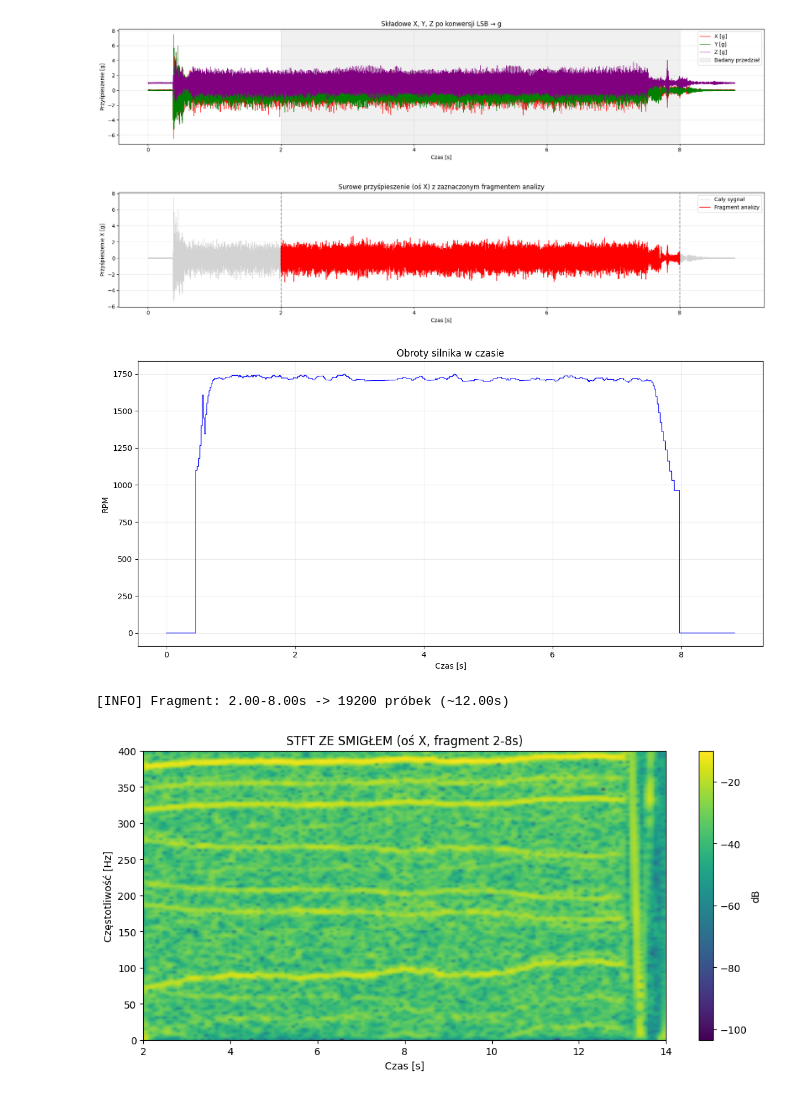
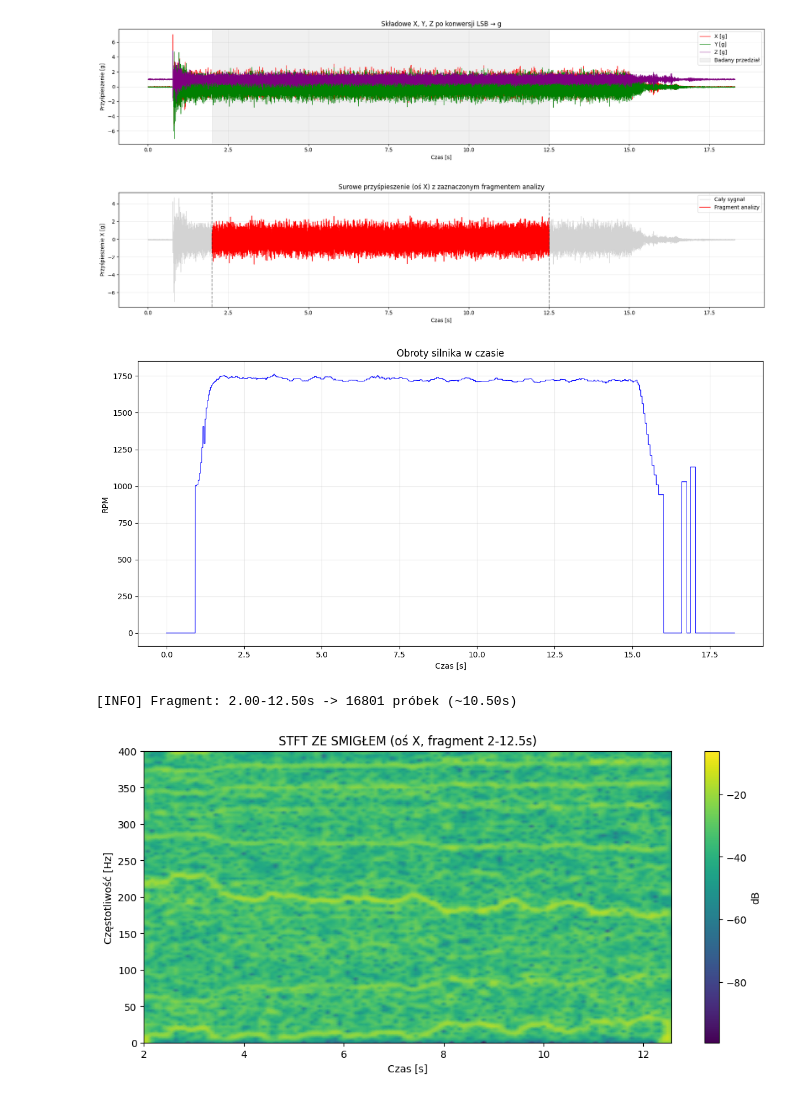
Before and after one commit to ThisIsSzimon/STM32-Time-Frequency-Analysis, a Jupyter notebook: Core/Python/pre_analysis_fft_stft.ipynb, the cells around one changed output. Cells and saved outputs as stored; diff of their text form; code cells hidden in the pictures.

```diff
--- a/Core/Python/pre_analysis_fft_stft.ipynb
+++ b/Core/Python/pre_analysis_fft_stft.ipynb
@@ -6,7 +6,7 @@ from scipy import signal
 
 fs = 1600
 lsb_to_g = 0.0039
-t_start, t_end = 2, 8
+t_start, t_end = 2, 12.5
 
 fmax_plot = fs/2
 n_fft_pad_factor = 8
@@ -24,7 +24,8 @@ fmax_peaks = 800.0
 
 #df = pd.read_csv('data/pomiary_20_11_25/kupione_20%_z_1600Hz.csv')
 #df = pd.read_csv('data/pomiary_finalne/fabryczne_smiglo_druga/pwm_50%/2_fabryczne_druga_50%.csv')
-df = pd.read_csv('data/pomiary_finalne/fabryczne_nieuszkodzone/pwm_20%/1_fabryczne_nieuszkodzone_20%.csv')
+#df = pd.read_csv('data/pomiary_finalne/fabryczne_nieuszkodzone/pwm_20%/3_fabryczne_nieuszkodzone_20%_fs1600.csv')
+df = pd.read_csv('data/pomiary_finalne/fabryczne_uszkodzone/pwm_20%/5_fabryczne_uszkodzone_20%.csv')
 #df = pd.read_csv('data/pomiary_finalne/kupione_2x_śrubki/pwm_25%/3_kupione_2x_śrubki_25%.csv')
 # konwersja LSB → g
 df['X_g'] = df['X'] * lsb_to_g
@@ -149,35 +150,35 @@ else:
 
 # Wykres FFT
 plt.figure(figsize=(11,6))
 plt.plot(freqs, amp, lw=1.2)
 plt.xlim(0, fmax_plot)
 plt.xlabel('Częstotliwość [Hz]')
 plt.ylabel('Amplituda [g]')
 plt.title(f'Widmo amplitudowe (oś X, {t_start}-{t_end}s)')
 
 # podświetlenie zakresu, w którym szukasz peaków
 plt.axvspan(fmin_peaks, fmax_peaks, color='orange', alpha=0.15, label='Zakres szukania peaków')
 
 # piki w zadanym zakresie fmin/fmax
 for f, a in zip(top_freqs, top_amps):
     plt.plot([f], [a], 'ro', ms=5)
     plt.text(f, a, f'{f:.1f} Hz', fontsize=9, ha='left', va='bottom')
 
 plt.grid(alpha=0.3)
 plt.legend()
 plt.tight_layout()
 plt.show()
 
 print("\n=== TOP PEAKI W ZAKRESIE fmin-fmax I POWYŻEJ MIN. AMPLITUDY ===")
 print(f"fmin = {fmin_peaks:.2f} Hz, fmax = {fmax_peaks:.2f} Hz, min_amp = {peak_min_amp}")
 if len(top_freqs) == 0:
     print("Brak peaków spełniających kryteria.")
 else:
     for f, a in zip(top_freqs, top_amps):
         print(f"{f:7.2f} Hz   {a:8.4f} g")
 # %% [output]
-[figure, old version]
+[figure, new version]
-[figure, old version]
+[figure, new version]
-[figure, old version]
+[figure, new version]
-[INFO] Fragment: 2.00-8.00s -> 19200 próbek (~12.00s)
+[INFO] Fragment: 2.00-12.50s -> 16801 próbek (~10.50s)
-[figure, old version]
+[figure, new version]
```
Also changed, not shown: parts of 1 cell of this notebook, 14 other files.
